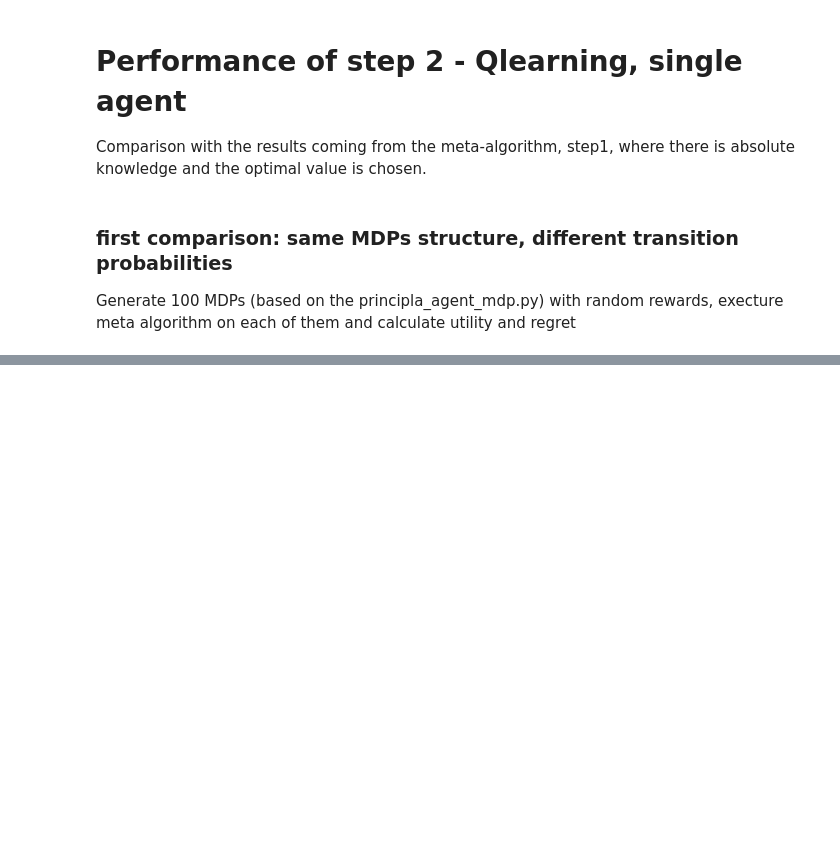
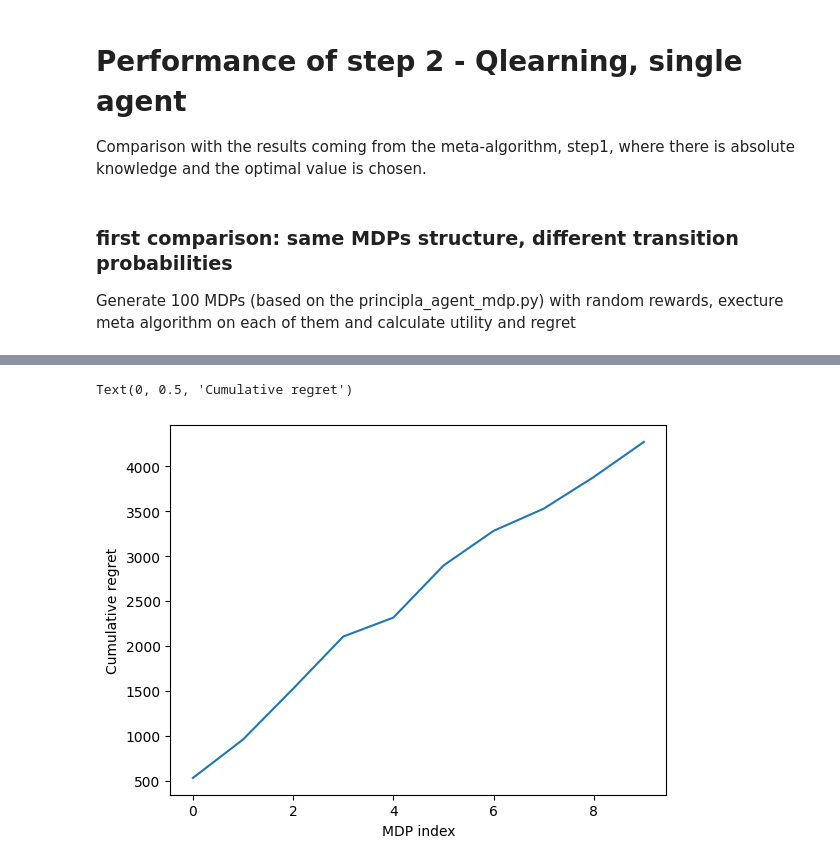
Before and after one commit to martavise/Seminar_RLDMUU_AI_agents_contracts, a Jupyter notebook: algorithm_comparison/meta_vs_qlear.ipynb, the cells around one changed output, grey strips where cells are left out. Drawn from its saved outputs; the diff is of its cells as text; code cells hidden in the pictures; blank space fills up the shorter version.

```diff
--- a/algorithm_comparison/meta_vs_qlear.ipynb
+++ b/algorithm_comparison/meta_vs_qlear.ipynb
@@ -394,0 +439,9 @@ KeyboardInterrupt:
+# %%
+cum_regret = np.cumsum(regrets)
+
+plt.plot(cum_regret)
+plt.xlabel("MDP index")
+plt.ylabel("Cumulative regret")
+# %% [output]
+Text(0, 0.5, 'Cumulative regret')
+[figure, added]
```
Also changed, not shown: parts of 3 cells of this notebook, 1 other file.
